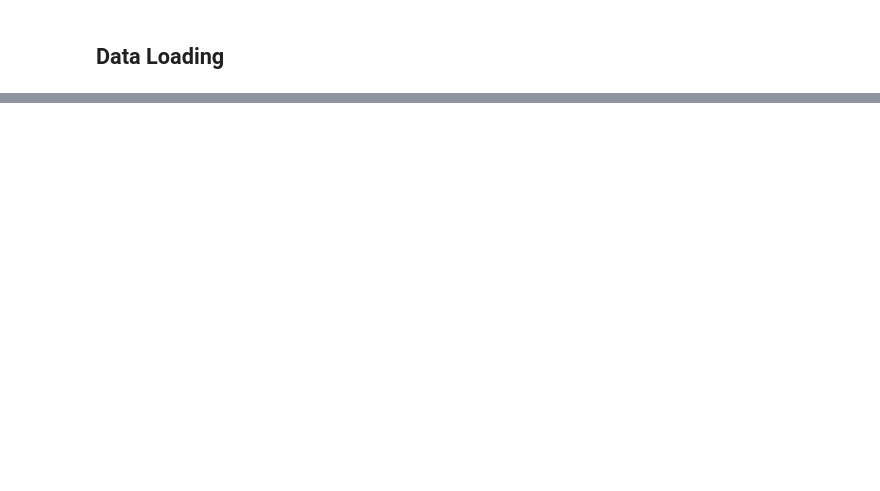
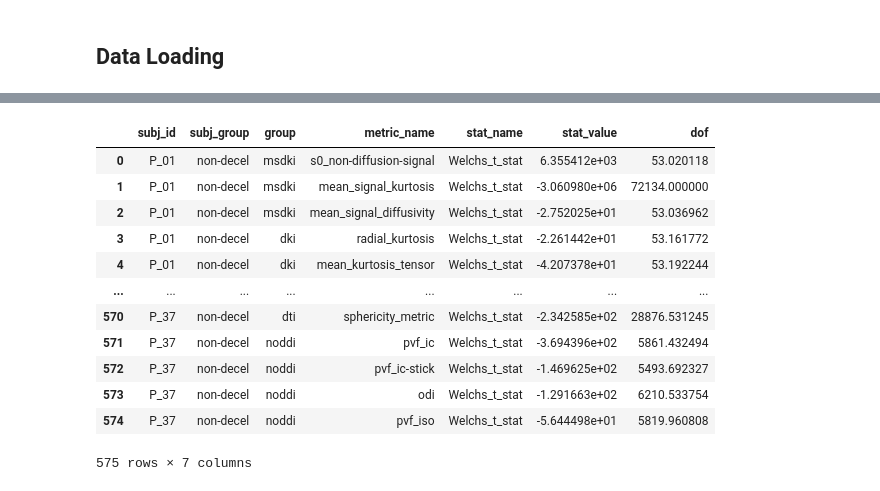
Before and after one commit to TylerSpears/fenri, a Jupyter notebook: notebooks/data_analysis/vcu/vcu_volumetric_analysis.ipynb, the cells around one changed output, grey strips where cells are left out. Drawn from its saved outputs; the diff is of its cells as text; code cells hidden in the pictures; blank space fills up the shorter version.

```diff
--- a/notebooks/data_analysis/vcu/vcu_volumetric_analysis.ipynb
+++ b/notebooks/data_analysis/vcu/vcu_volumetric_analysis.ipynb
@@ -264,0 +362,16 @@ pitn.viz.plot_vol_slices(lesion_mask)
+# %%
+stats_table
+# %% [output]
+|  | subj_id | subj_group | group | metric_name | stat_name | stat_value | dof |
+| 0 | P_01 | non-decel | msdki | s0_non-diffusion-signal | Welchs_t_stat | 6.355412e+03 | 53.020118 |
+| 1 | P_01 | non-decel | msdki | mean_signal_kurtosis | Welchs_t_stat | -3.060980e+06 | 72134.000000 |
+| 2 | P_01 | non-decel | msdki | mean_signal_diffusivity | Welchs_t_stat | -2.752025e+01 | 53.036962 |
+| 3 | P_01 | non-decel | dki | radial_kurtosis | Welchs_t_stat | -2.261442e+01 | 53.161772 |
+| 4 | P_01 | non-decel | dki | mean_kurtosis_tensor | Welchs_t_stat | -4.207378e+01 | 53.192244 |
+| ... | ... | ... | ... | ... | ... | ... | ... |
+| 570 | P_37 | non-decel | dti | sphericity_metric | Welchs_t_stat | -2.342585e+02 | 28876.531245 |
+| 571 | P_37 | non-decel | noddi | pvf_ic | Welchs_t_stat | -3.694396e+02 | 5861.432494 |
+| 572 | P_37 | non-decel | noddi | pvf_ic-stick | Welchs_t_stat | -1.469625e+02 | 5493.692327 |
+| 573 | P_37 | non-decel | noddi | odi | Welchs_t_stat | -1.291663e+02 | 6210.533754 |
+| 574 | P_37 | non-decel | noddi | pvf_iso | Welchs_t_stat | -5.644498e+01 | 5819.960808 |
+575 rows × 7 columns
```
Also changed, not shown: parts of 18 cells of this notebook, 6 other files.
